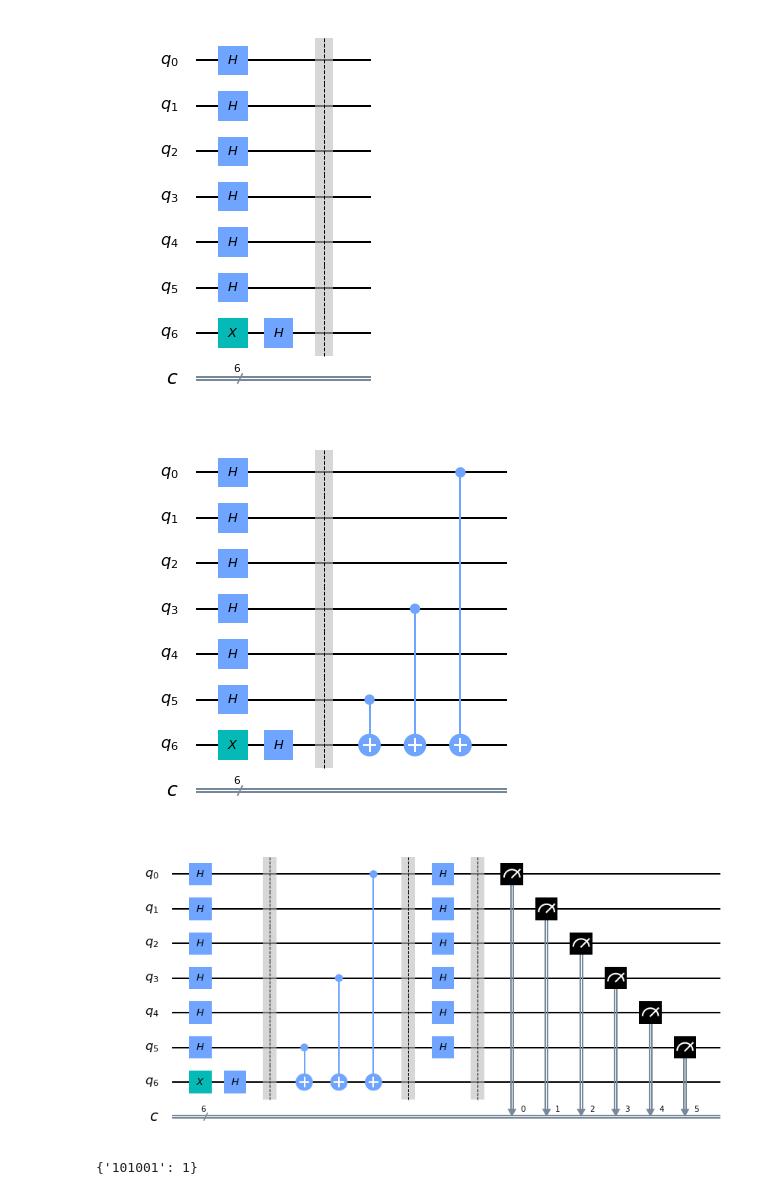
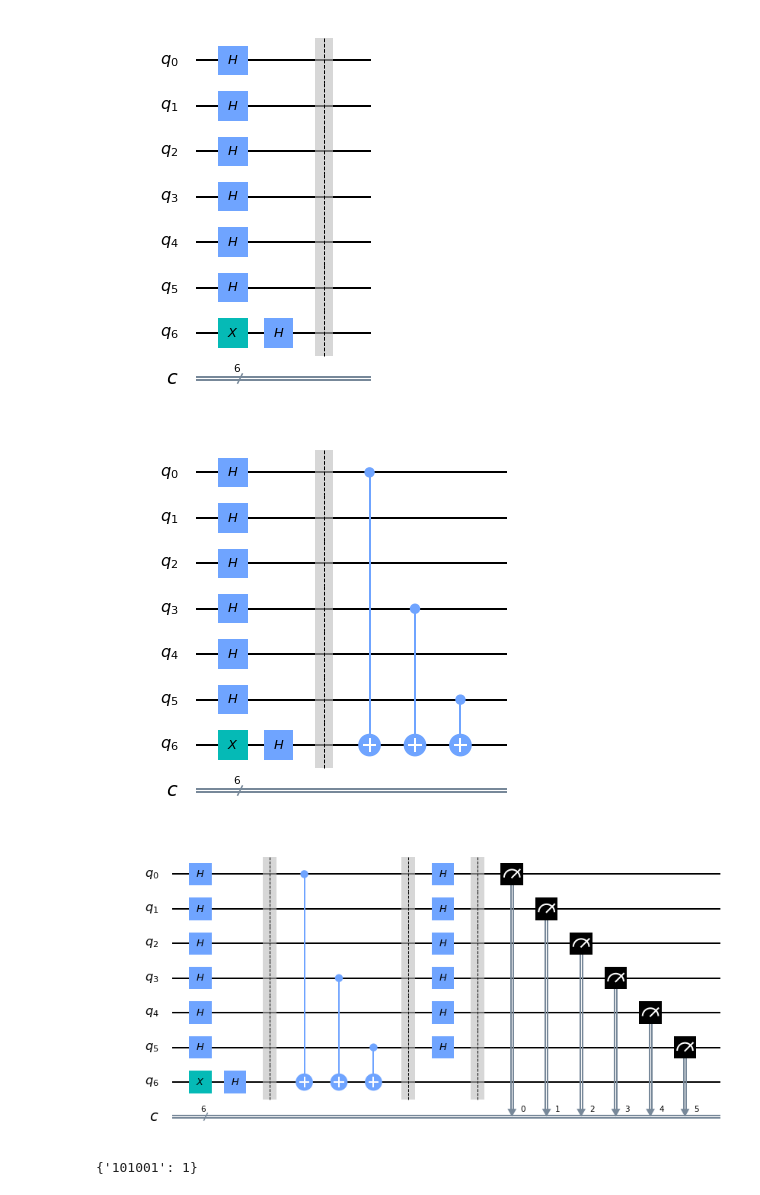
Before and after one commit to ertogrul/q-way, a Jupyter notebook: 005-bernstain-vazinari.ipynb, the cells around one changed output. Cells and saved outputs as stored; diff of their text form; code cells hidden in the pictures.

Commit message:
any secret number

```diff
--- a/005-bernstain-vazinari.ipynb
+++ b/005-bernstain-vazinari.ipynb
@@ -7,7 +7,7 @@ from qiskit.tools.visualization import plot_histogram
 # building bernstain vazinari algorithm   -
 # -----------------------------------------
 
-secret_number is '101001'
+secret_number = '101001'
 # %%
 circuit = QuantumCircuit(6+1,6)
 # apply h gate to first six qubits out of all 7 qubits we have
@@ -27,25 +27,32 @@ circuit.draw(output='mpl')
 # %%
 # build the box that contains secret number
 # for every 1 in secret number I am goint to put cx gate.
 # for first 1 it will be '5', for second 1 it will be '3' for last one , '0'
-circuit.cx(5,6)
-circuit.cx(3,6)
-circuit.cx(0,6)
+
+# circuit.cx(5,6)
+# circuit.cx(3,6)
+# circuit.cx(0,6)
+for i, is_one in enumerate(reversed(secret_number)):
+    if is_one == '1':
+        circuit.cx(i, len(secret_number))
+
 # thats the box that encodes the secret number
 circuit.draw(output='mpl')
 # %% [output]
-[figure, old version]
+[figure, new version]
 # %%
 # apply h gates again
 circuit.barrier()
-circuit.h([0,1,2,3,4,5])
+
+# circuit.h([0,1,2,3,4,5])
+circuit.h(range(len(secret_number)))
 
 # add measurement
 circuit.barrier()
-circuit.measure([0,1,2,3,4,5],[0,1,2,3,4,5])
+circuit.measure(range(len(secret_number)),range(len(secret_number)))
 circuit.draw(output='mpl')
 # %% [output]
-[figure, old version]
+[figure, new version]
 # %%
 # execute
 simulator = Aer.get_backend('qasm_simulator')
```
